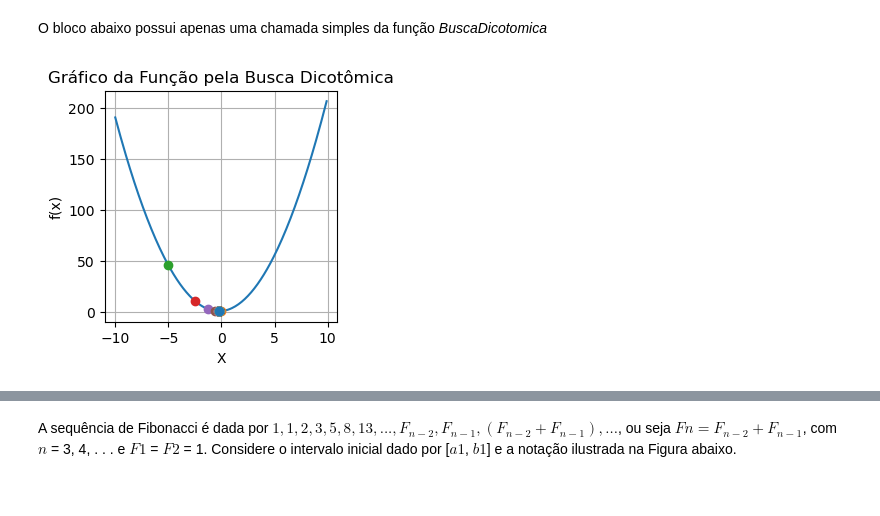
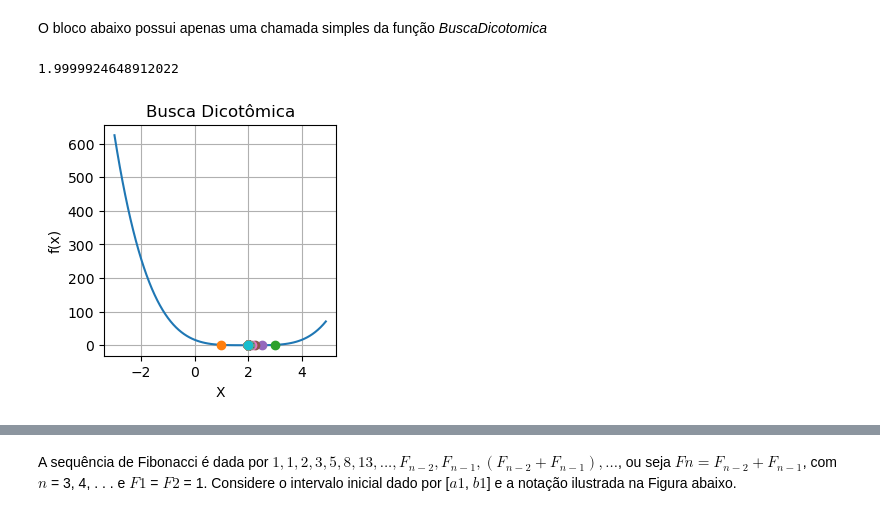
Before and after one commit to afm97/OtimizacaoDeSistemas, a Jupyter notebook: Otimizacao.ipynb, the cells around one changed output, grey strips where cells are left out. Saved outputs shown, nothing was run; the diff lists cells and outputs as text; code cells hidden in the pictures.

```diff
--- a/Otimizacao.ipynb
+++ b/Otimizacao.ipynb
@@ -17,0 +31,11 @@ import matplotlib.pyplot as plt
+# %%
+def Grafico(min, max, coeficientes, funcao = f):
+    '''
+    RECEBE UM PONTO MÍNIMO, UM MÁXIMO, UMA FUNÇÃO POLINOMIAL E SEUS COEFICIENTES E RETORNA O GRÁFICO DA FUNÇÃO
+    '''
+    x = np.arange(min,max,0.1)
+    plt.figure(figsize=(3, 3))
+    plt.plot(x,funcao(x,coeficientes))
+    plt.xlabel("X")
+    plt.ylabel("f(x)")
+    plt.grid()
@@ -54,15 +95,16 @@ def grafico(min, max, coeficientes, funcao = f):
 # %% [markdown]
 A função *encontrarMinimo* aplica o método da busca dicotômica bem como plota o gráfico da função fornecida e ainda sinaliza no gráfico as tentativas executadas.
 # %%
-
 def BuscaDicotomica(x1, x2, coeficientes, erro, funcao = f, max_iteracoes=100):
     '''
     RECEBE DOIS VALORES, UMA LISTA DE COEFICIENTES E UM ERRO MÁXIMO E RETORNA O VALOR CORRESPONDENTE AO MÍNIMO DA FUNÇÃO
     UTILIZANDO A BUSCA DICOTÔMICA
     '''
-    grafico(x1, x2, coeficientes)
-    plt.title("Gráfico da Função pela Busca Dicotômica")
-    iteracoes = 0
+
+    Grafico(x1, x2, coeficientes)
+    plt.title("Busca Dicotômica")
+
+    iteracoes = 1
     while abs(x1 - x2) >= 1.2*erro or (iteracoes < max_iteracoes):
         xm = (x1+x2)/2
         xMu = xm + erro/2
@@ -83,11 +125,12 @@ def BuscaDicotomica(x1, x2, coeficientes, erro, funcao = f, max_iteracoes=100):
 # %% [markdown]
 O bloco abaixo possui apenas uma chamada simples da função *BuscaDicotomica*
 # %%
-x1 = -10
-x2 = 10
+coeficientes = [16, -32, 24, -8, 1]
+x1 = -3
+x2 = 5
 erro = 0.001
-coeficientes = [1,1,2]
 
-_ = BuscaDicotomica(x1,x2,coeficientes,erro)
+BuscaDicotomica(x1,x2,coeficientes,erro)
 # %% [output]
+1.9999924648912022
-[figure, old version]
+[figure, new version]
```
Also changed, not shown: parts of 41 cells of this notebook, 3 other files.
